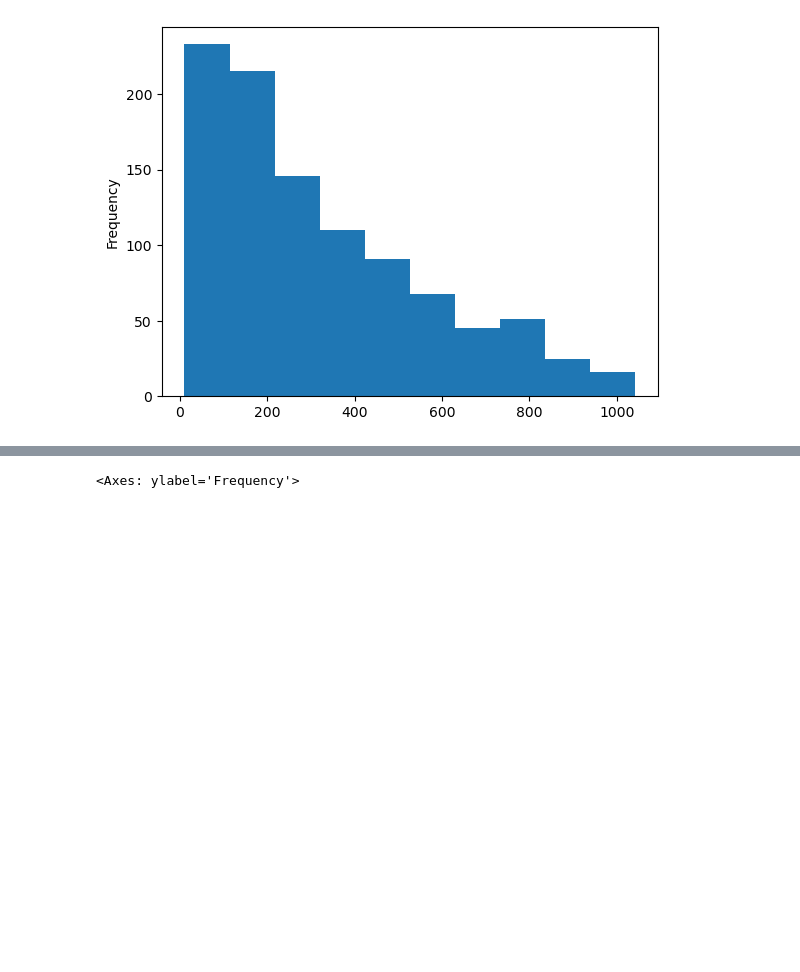
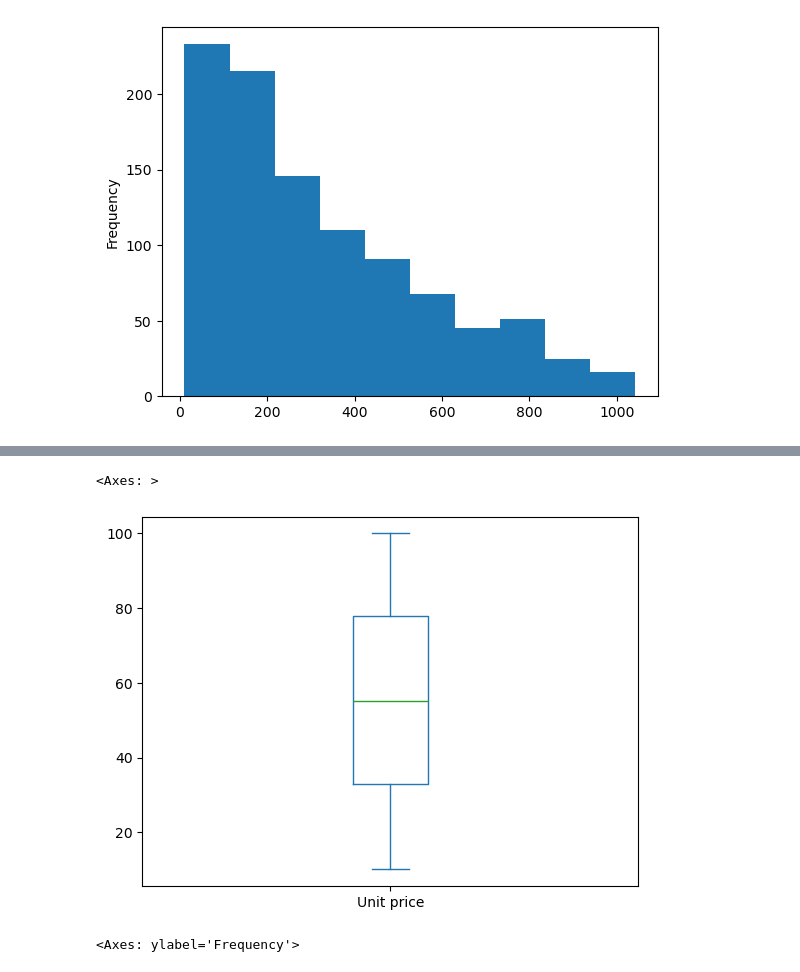
Before and after one commit to tdsTeresa/supermarket_top5, a Jupyter notebook: supermarket.ipynb, the cells around one changed output, grey strips where cells are left out. Cells and saved outputs as stored; diff of their text form; code cells hidden in the pictures; blank space fills up the shorter version.

```diff
--- a/supermarket.ipynb
+++ b/supermarket.ipynb
@@ -101 +119,6 @@ df['Total'].plot.hist()
+# %%
+df['Unit price'].plot.box()
+# %% [output]
+<Axes: >
+[figure, added]
 # %%
```
Also changed, not shown: parts of 10 cells of this notebook.
